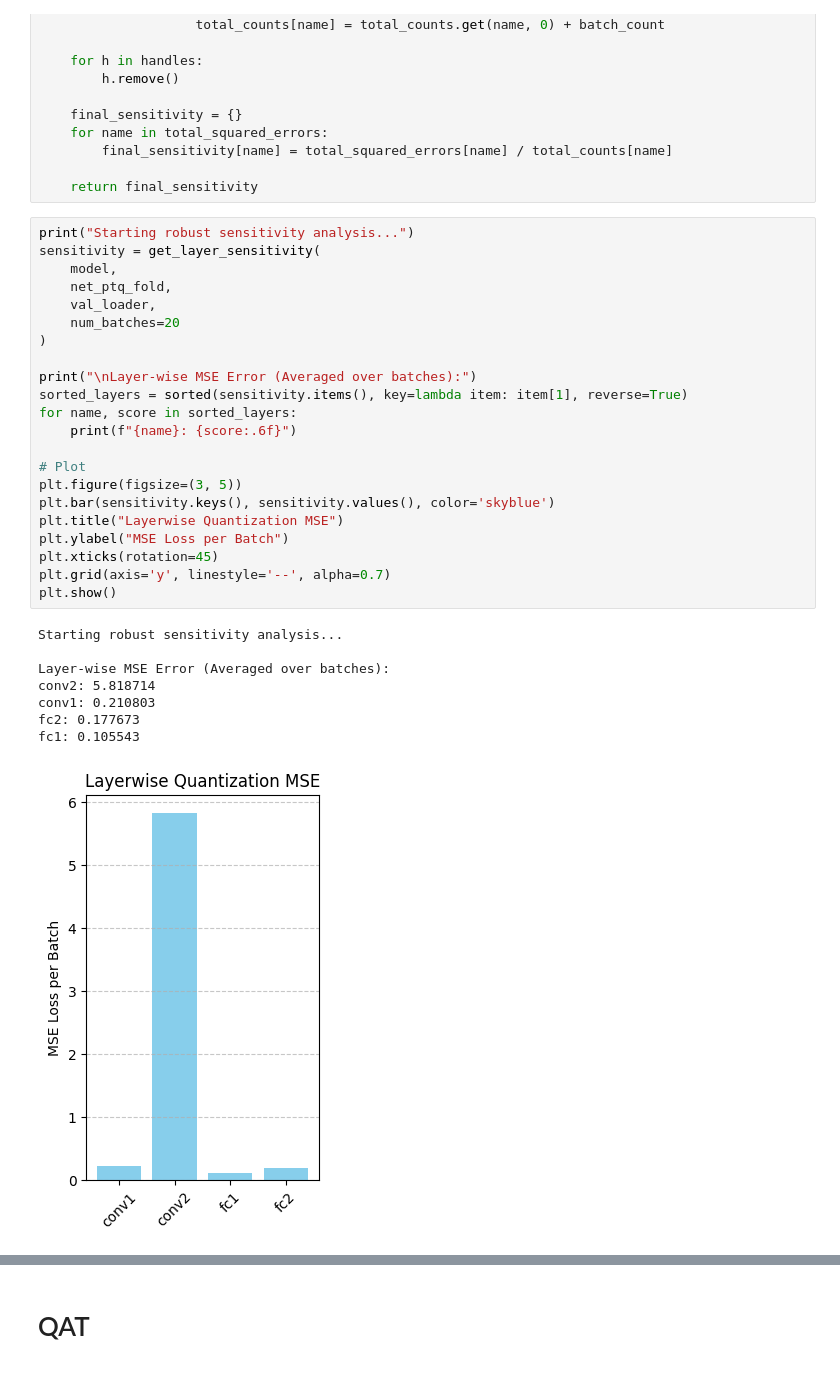
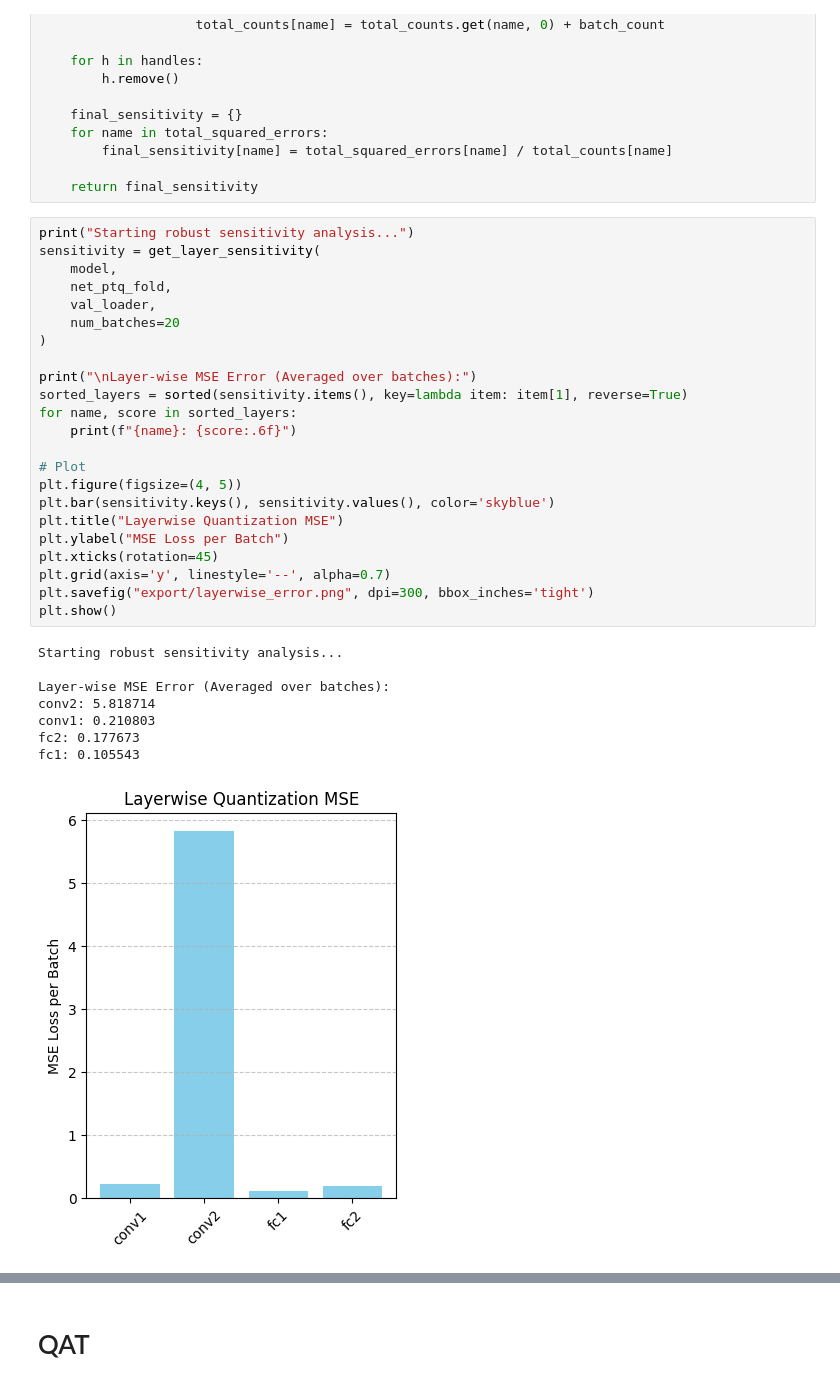
Before and after one commit to Lezhor/QuantizationPaper, a Jupyter notebook: notebooks/Quantization Training.ipynb, the cells around one changed output, grey strips where cells are left out. Cells and saved outputs as stored; diff of their text form.

Commit message:
added some diagrams for analysing data

```diff
--- a/notebooks/Quantization Training.ipynb
+++ b/notebooks/Quantization Training.ipynb
@@ -822,31 +822,32 @@ def get_layer_sensitivity(fp32_model, quantized_model, loader, num_batches=None)
 # %%
 print("Starting robust sensitivity analysis...")
 sensitivity = get_layer_sensitivity(
     model,
     net_ptq_fold,
     val_loader,
     num_batches=20
 )
 
 print("\nLayer-wise MSE Error (Averaged over batches):")
 sorted_layers = sorted(sensitivity.items(), key=lambda item: item[1], reverse=True)
 for name, score in sorted_layers:
     print(f"{name}: {score:.6f}")
 
 # Plot
-plt.figure(figsize=(3, 5))
+plt.figure(figsize=(4, 5))
 plt.bar(sensitivity.keys(), sensitivity.values(), color='skyblue')
 plt.title("Layerwise Quantization MSE")
 plt.ylabel("MSE Loss per Batch")
 plt.xticks(rotation=45)
 plt.grid(axis='y', linestyle='--', alpha=0.7)
+plt.savefig("export/layerwise_error.png", dpi=300, bbox_inches='tight')
 plt.show()
 # %% [output]
 Starting robust sensitivity analysis...
 
 Layer-wise MSE Error (Averaged over batches):
 conv2: 5.818714
 conv1: 0.210803
 fc2: 0.177673
 fc1: 0.105543
-[figure, old version]
+[figure, new version]
```
Also changed, not shown: parts of 16 cells of this notebook, 1 other file.
